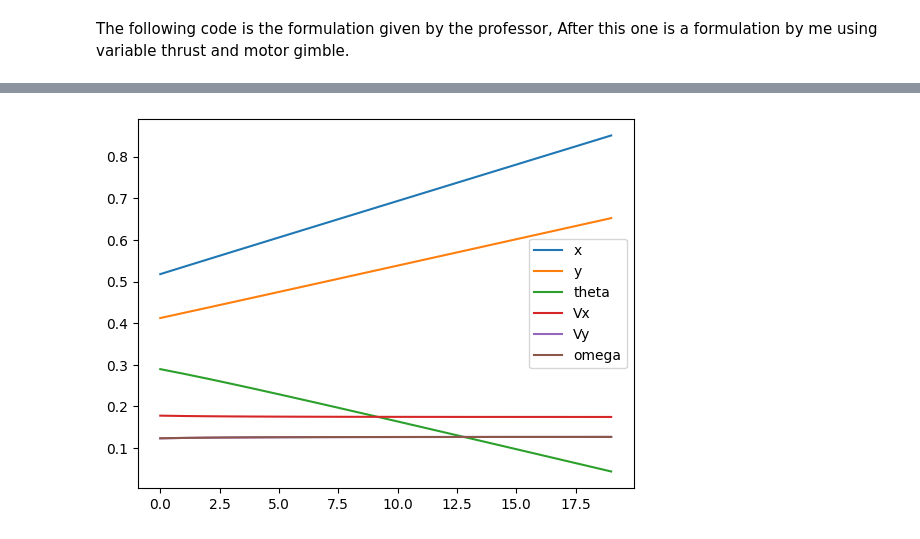
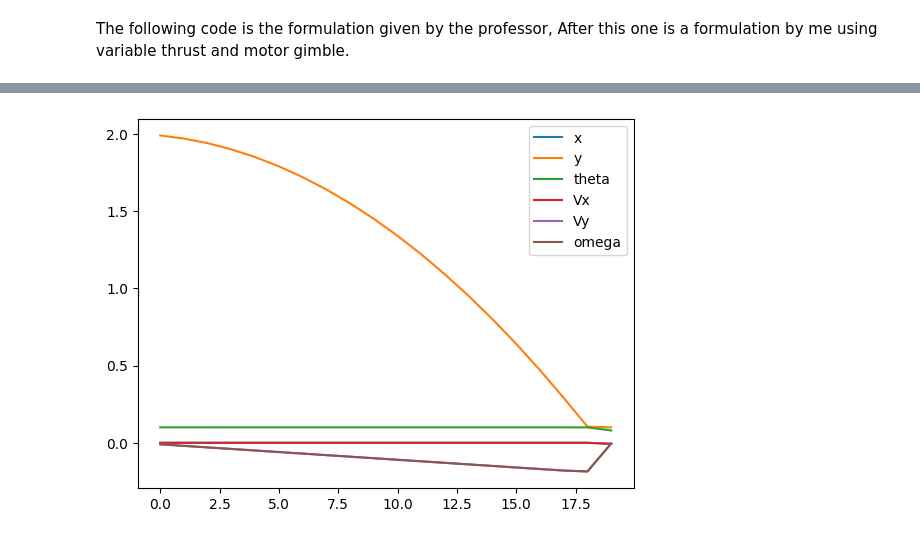
Before and after one commit to zachpoit/MAE598, a Jupyter notebook: Project1/Project1.ipynb, the cells around one changed output, grey strips where cells are left out. Cells and saved outputs as stored; diff of their text form; code cells hidden in the pictures.

```diff
--- a/Project1/Project1.ipynb
+++ b/Project1/Project1.ipynb
@@ -338,25 +311,13 @@ Discretize the state space:
 
 Now the code:
 # %%
-FRAME_TIME = 0.1  # time interval
-GRAVITY_ACCEL = 0.01  # gravity constant
-BOOST_ACCEL = 0.01  # thrust constant
+FRAME_TIME = 1  # time interval
 
-m = 0.2
-g = 9.81
-l = 1
+t.manual_seed(0) # Fix the randomness of the
+m = 2 # Rocket mass
+g = 0.01 # Gravity, This is not realistic but functional
+l = 2 # Rocket length
 
-# # the following parameters are not being used in the sample code
-# PLATFORM_WIDTH = 0.25  # landing platform width
-# PLATFORM_HEIGHT = 0.06  # landing platform height
-# ROTATION_ACCEL = 20  # rotation constant
-
-# define system dynamics
-# Notes:
-# 0. You only need to modify the "forward" function
-# 1. All variables in "forward" need to be PyTorch tensors.
-# 2. All math operations in "forward" has to be differentiable, e.g., default PyTorch functions.
-# 3. Do not use inplace operations, e.g., x += 1. Please see the following section for an example that does not work.
 
 class Dynamics(nn.Module):
 
@@ -378,10 +339,12 @@ class Dynamics(nn.Module):
         state[5] = omega
         '''
 
-        sin_value_gamma = t.sin(state[3] + action[1])
-        cos_value_gamma = t.cos(state[3] + action[1])
-        sin_value_beta = t.sin(action[1])
-        # gravity tensor
+        # Non linear terms for second order differential equations
+        sin_value_gamma = t.sin(state[3] + (np.pi/3)*(2*action[1] - 1))
+        cos_value_gamma = t.cos(state[3] + (np.pi/3)*(2*action[1] - 1))
+        sin_value_beta = t.sin((np.pi/3)*(2*action[1] - 1))
+
+        # tensor for non linear terms of equations
         delta_state = FRAME_TIME * (action[0]/m) * t.tensor([0.,
                                                              0.,
                                                              0.,
@@ -389,8 +352,11 @@ class Dynamics(nn.Module):
                                                              cos_value_gamma,
                                                              -12/(l**2) * sin_value_beta])
 
+        # Gravity tensor
+        delta_state_gravity = FRAME_TIME * t.tensor([0.,0.,0.,0.,-g,0.])
+
         # update state
-        state = state + delta_state
+        state = state + delta_state + delta_state_gravity
 
         # step forward
         step_mat = t.tensor([[1., 0., 0., FRAME_TIME, 0., 0.],
@@ -460,11 +426,11 @@ class Simulation(nn.Module):
 
     @staticmethod
     def initialize_state():
-        state = [0.5,0.4,0.3,0.2,0.1,0.1]  # TODO: need batch of initial states
+        state = [0.,2.,0.1,0.,0.,0.]  # TODO: need batch of initial states
         return t.tensor(state, requires_grad=False).float()
 
     def error(self, state):
-        weights = t.tensor([1.,1.,1.,1.,1.,1.])
+        weights = t.tensor([1.,1.,10.,1.,5.,1.])
         return t.matmul(weights.T,t.square(state))
 
 # set up the optimizer
@@ -509,9 +475,9 @@ class Optimize:
 
 # Now it's time to run the code!
 
-T = 20  # number of time steps
+T = 20 # number of time steps
 dim_input = 6  # state space dimensions
-dim_hidden = 8 # latent dimensions
+dim_hidden = 10 # latent dimensions
 dim_output = 2  # action space dimensions
 d = Dynamics()  # define dynamics
 c = Controller(dim_input, dim_hidden, dim_output)  # define controller
@@ -539 +505 @@ o.train(40)  # solve the optimization problem
-[figure, old version]
+[figure, new version]
```
Also changed, not shown: parts of 3 cells of this notebook.
